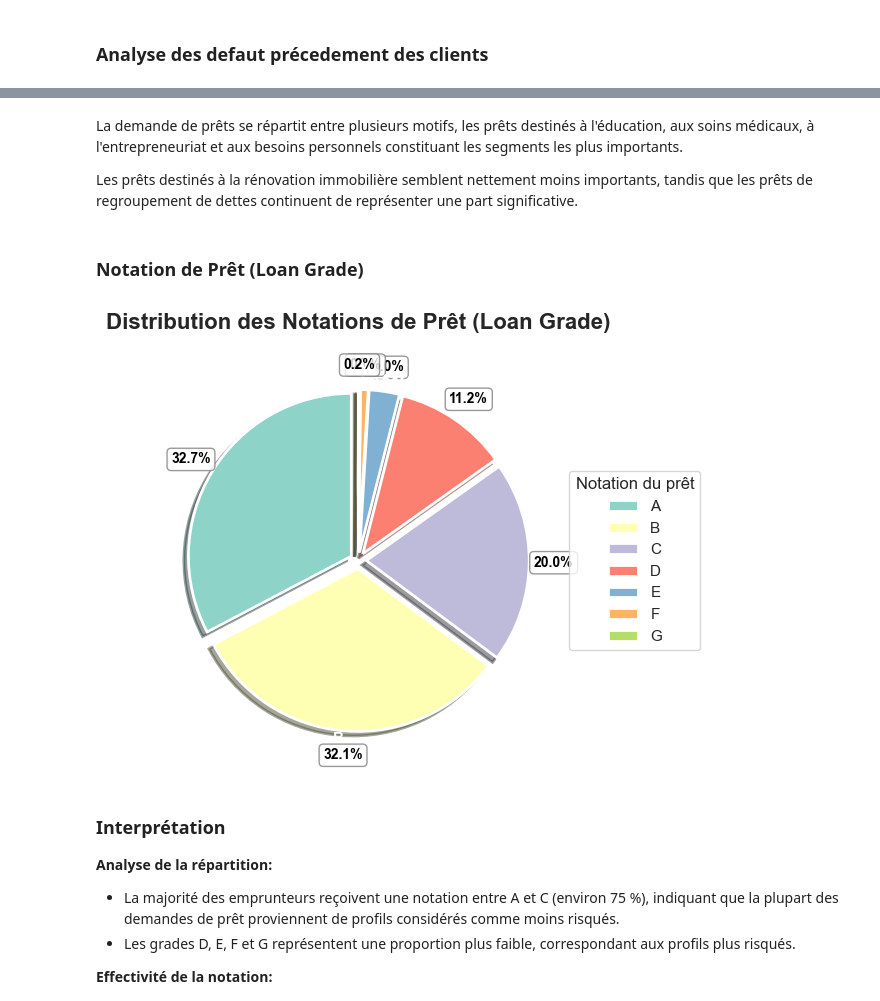
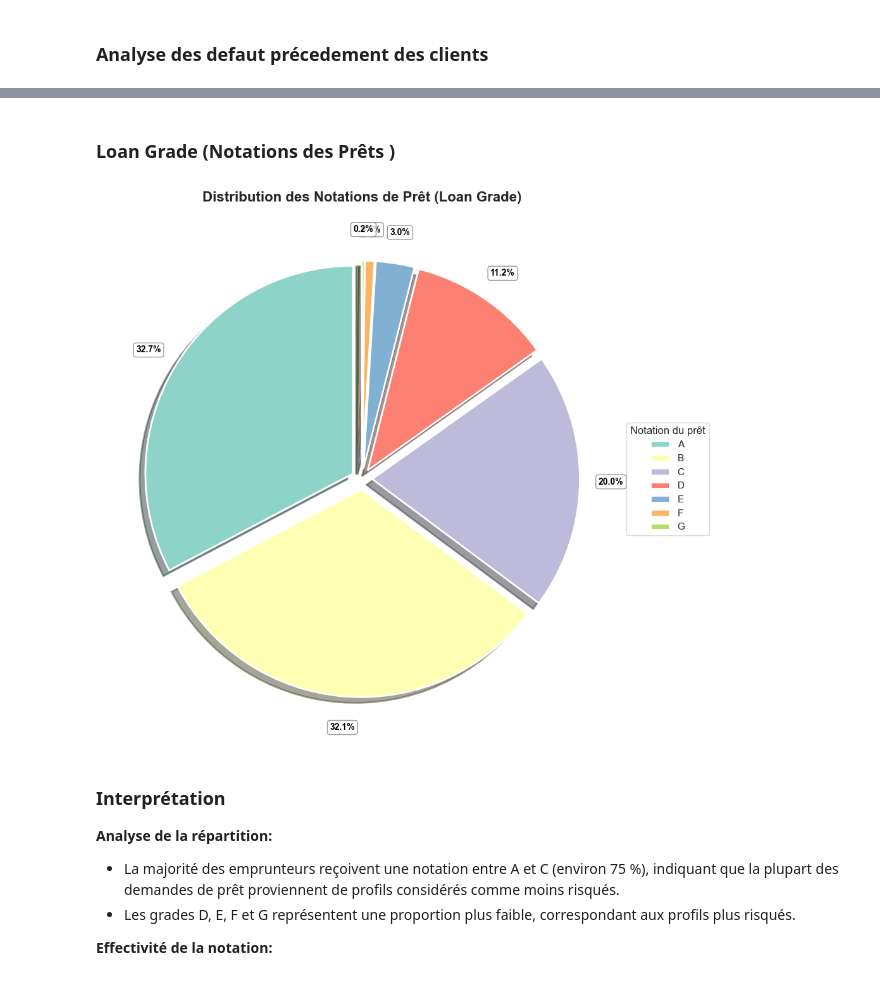
Before and after one commit to YATABARE-Cheikna-Amala/Projet-Final-Python_Pour_la_Data_Science, a Jupyter notebook: Projet_python_pour_la_data_science.ipynb, the cells around one changed output, grey strips where cells are left out. Drawn from its saved outputs; the diff is of its cells as text; code cells hidden in the pictures.

```diff
--- a/Projet_python_pour_la_data_science.ipynb
+++ b/Projet_python_pour_la_data_science.ipynb
@@ -243,9 +271,5 @@ plt.show()
-# %% [markdown]
-La demande de prêts se répartit entre plusieurs motifs, les prêts destinés à l'éducation, aux soins médicaux, à l'entrepreneuriat et aux besoins personnels constituant les segments les plus importants.
-
-Les prêts destinés à la rénovation immobilière semblent nettement moins importants, tandis que les prêts de regroupement de dettes continuent de représenter une part significative.
 # %% [markdown]
-### Notation de Prêt (Loan Grade)
+### Loan Grade (Notations des Prêts )
 # %%
 import matplotlib.pyplot as plt
 
@@ -263,7 +287,7 @@ labels_interieurs = [
 ]
 
 # Figure
-fig, ax = plt.subplots(figsize=(6, 6))
+fig, ax = plt.subplots(figsize=(12, 9))
 
 # Palette dynamique
 colors = plt.cm.Set3.colors[:len(grade_stats)]
@@ -289,34 +313,34 @@ wedges, texts, autotexts = ax.pie(
 for autotext in autotexts:
     autotext.set_color('black')
     autotext.set_fontsize(10)
     autotext.set_bbox(dict(
         boxstyle='round,pad=0.3',
         facecolor='white',
         edgecolor='gray',
         alpha=0.8
     ))
 
 # Titre
 ax.set_title(
     "Distribution des Notations de Prêt (Loan Grade)",
     fontsize=16,
     fontweight='bold',
     pad=20
 )
 
 # Légende
 ax.legend(
     wedges,
     grade_stats['Loan Grade'],
     title="Notation du prêt",
     loc="center left",
     bbox_to_anchor=(1, 0.5)
 )
 
 plt.tight_layout()
 plt.show()
 # %% [output]
-[figure, old version]
+[figure, new version]
 # %% [markdown]
 ### Interprétation
 
```
Also changed, not shown: parts of 60 cells of this notebook.
